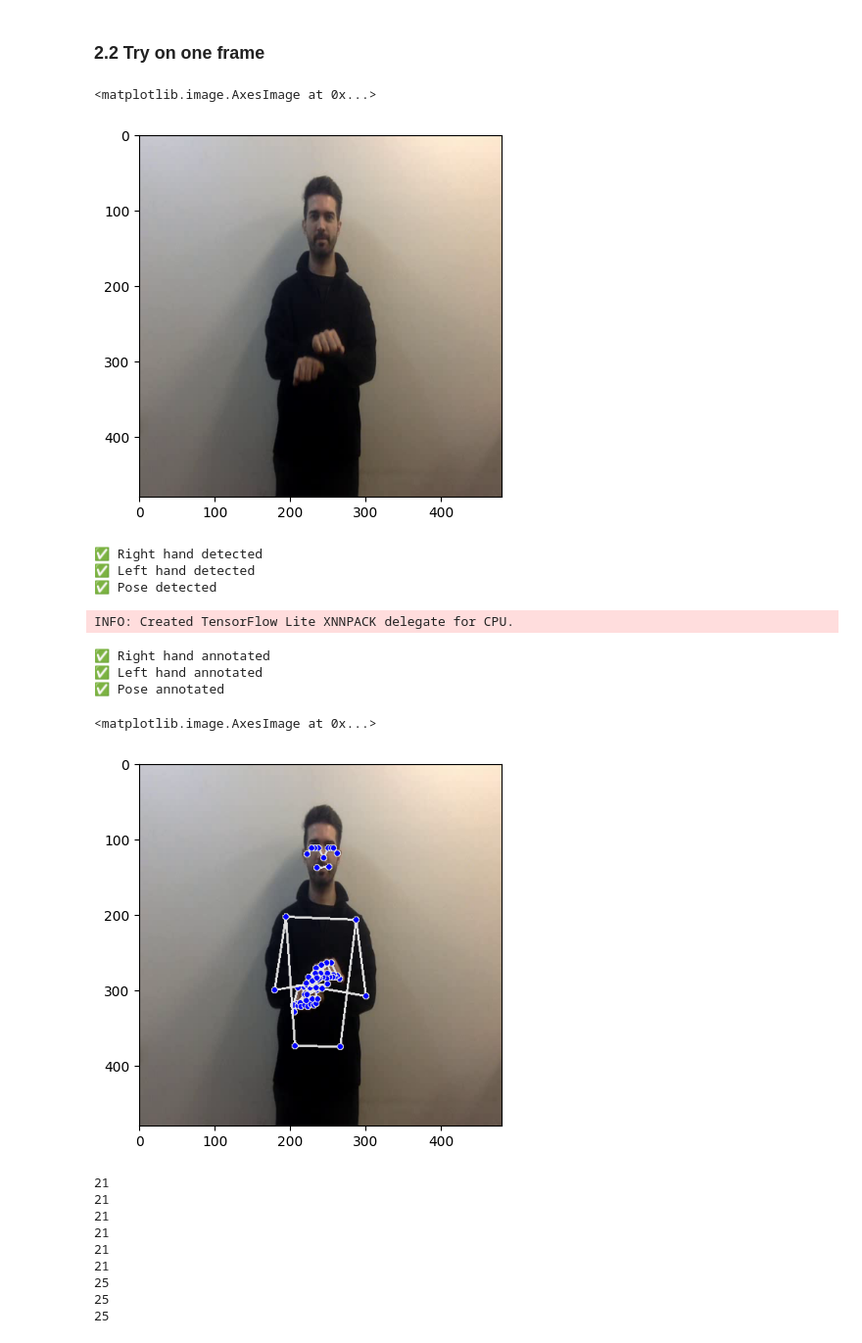
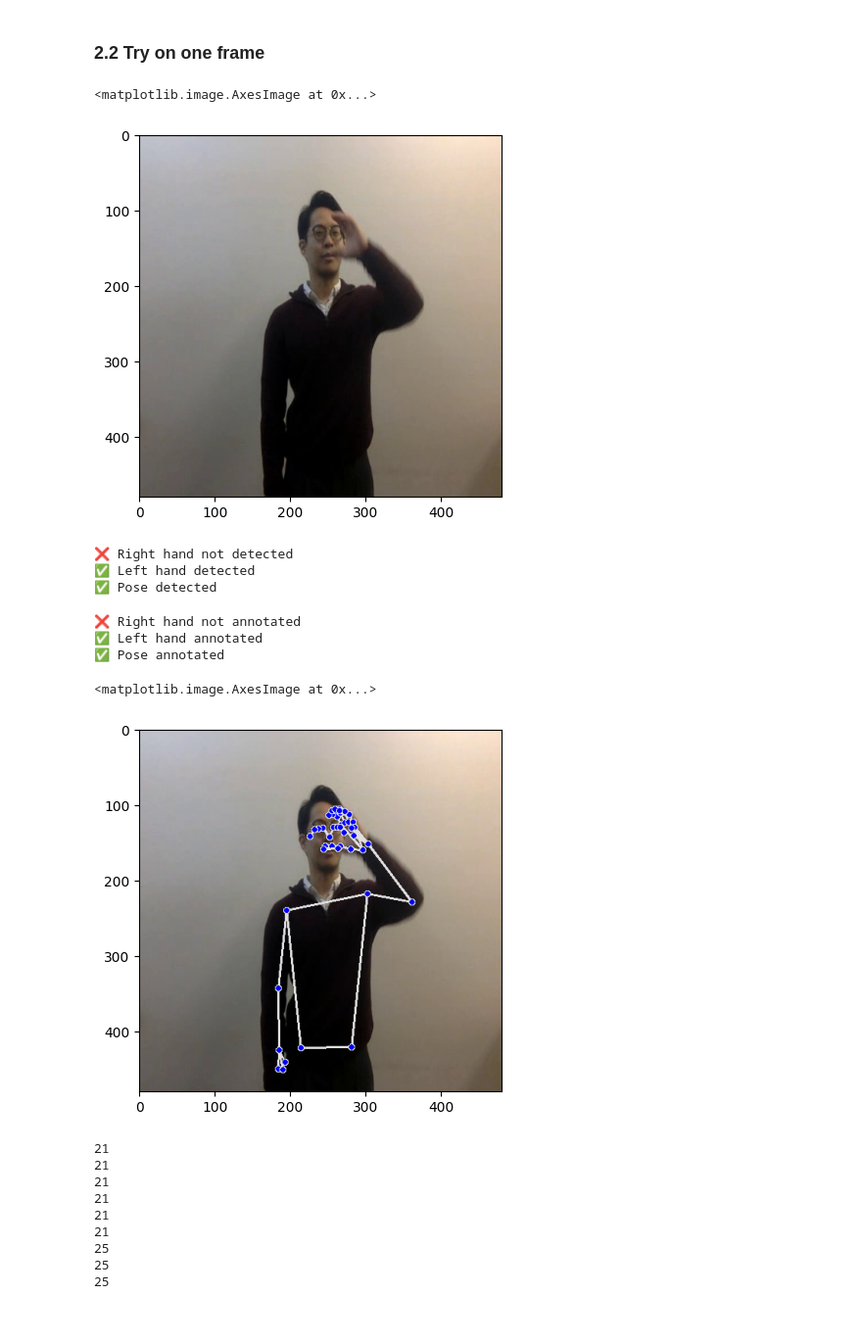
Before and after one commit to Kaaykun/SignFlow, a Jupyter notebook: backend/notebooks/mediapipe_ET.ipynb, the cells around one changed output. Shown at 98% size. Cells and saved outputs as stored; diff of their text form; code cells hidden in the pictures.

```diff
--- a/backend/notebooks/mediapipe_ET.ipynb
+++ b/backend/notebooks/mediapipe_ET.ipynb
@@ -242,33 +247,32 @@ def normalized_coordinates_per_frame(results):
 # %% [markdown]
 ### 2.2 Try on one frame
 # %%
-frame = X_aug[1][14]
+frame = X_aug[2][6]
 # frame = X_aug[4][8]
 # frame = X[15][4]
 # frame = X_aug[35][4]
 plt.imshow(frame)
 # %% [output]
 <matplotlib.image.AxesImage at 0x...>
-[figure, old version]
+[figure, new version]
 # %%
 results = detect_landmarks(frame)
 x_coord_R_hand, y_coord_R_hand, z_coord_R_hand = get_coord_for_R_hand(results)
 x_coord_L_hand, y_coord_L_hand, z_coord_L_hand = get_coord_for_L_hand(results)
 x_coord_pose, y_coord_pose, z_coord_pose = get_coord_for_pose(results)
 # %% [output]
-✅ Right hand detected
+❌ Right hand not detected
 ✅ Left hand detected
 ✅ Pose detected
-INFO: Created TensorFlow Lite XNNPACK delegate for CPU.
 # %%
 annotated_image = draw_(results, frame)
 plt.imshow(annotated_image)
 # %% [output]
-✅ Right hand annotated
+❌ Right hand not annotated
 ✅ Left hand annotated
 ✅ Pose annotated
 <matplotlib.image.AxesImage at 0x...>
-[figure, old version]
+[figure, new version]
 # %%
 print(len(x_coord_R_hand))
 print(len(y_coord_R_hand))
```
Also changed, not shown: parts of 11 cells of this notebook, 2 other files.
